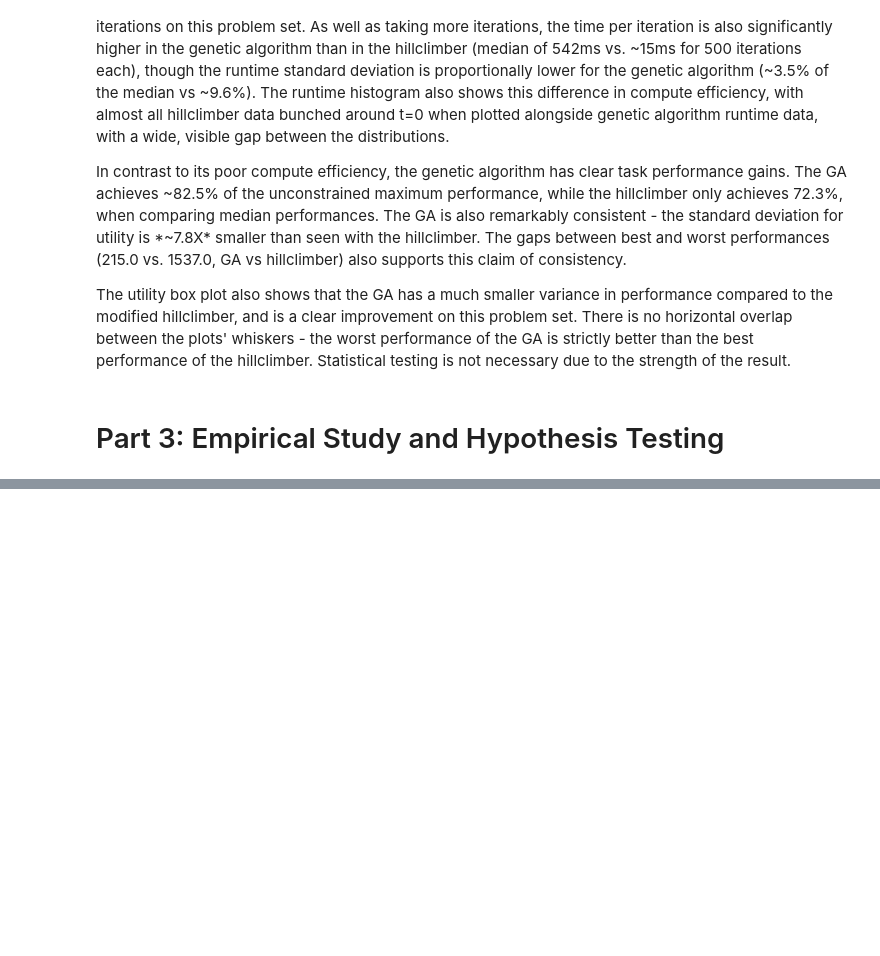
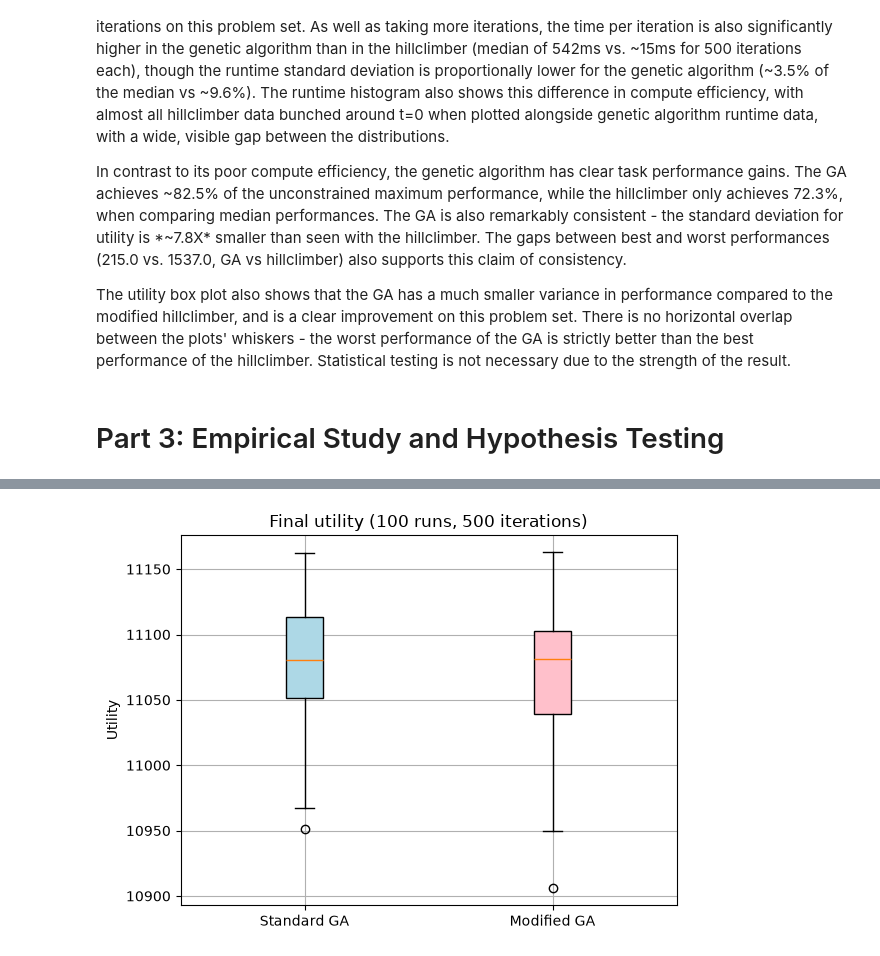
Before and after one commit to AyOhEe/CSCU9YE-Assignment, a Jupyter notebook: 3423815.ipynb, the cells around one changed output, grey strips where cells are left out. Cells and saved outputs as stored; diff of their text form; code cells hidden in the pictures; blank space fills up the shorter version.

```diff
--- a/3423815.ipynb
+++ b/3423815.ipynb
@@ -640,0 +767,13 @@ The utility box plot also shows that the GA has a much smaller variance in perfo
+# %%
+%matplotlib inline
+
+bplot = plt.boxplot([best_standard_ga, best_modified_ga], patch_artist=True, tick_labels=['Standard GA', 'Modified GA'])
+for patch, colour in zip(bplot["boxes"], ["lightblue", "pink"]):
+    patch.set_facecolor(colour)
+
+plt.title(f"Final utility ({PART_3_RUNS} runs, {PART_3_ITERATIONS} iterations)")
+plt.ylabel("Utility")
+plt.grid(True)
+plt.show()
+# %% [output]
+[figure, added]
```
Also changed, not shown: parts of 13 cells of this notebook.
